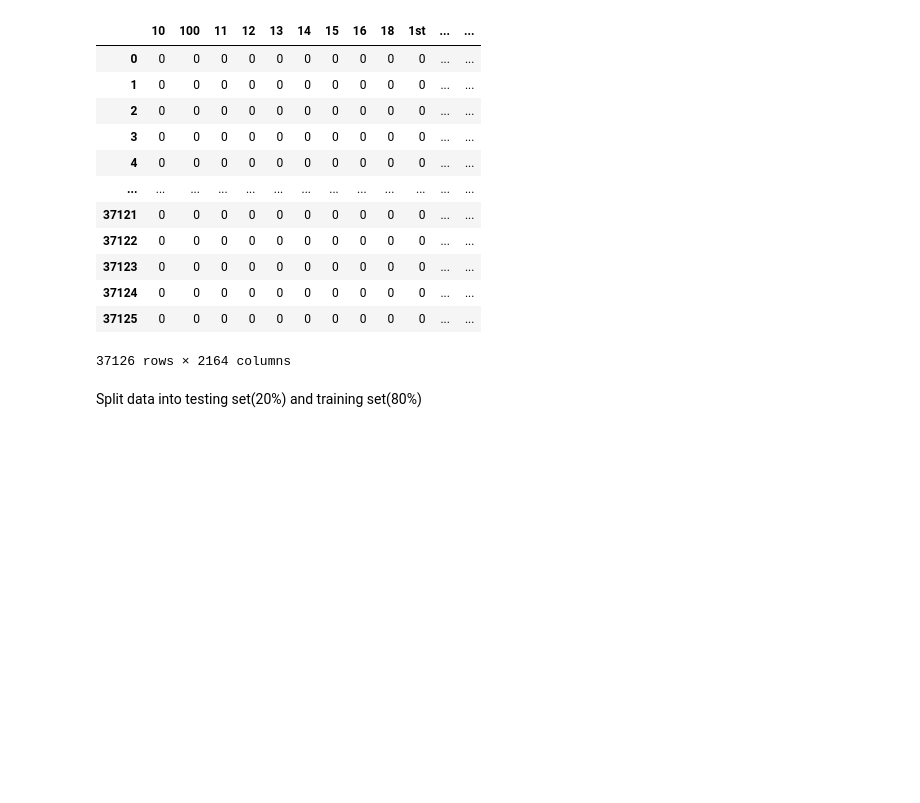
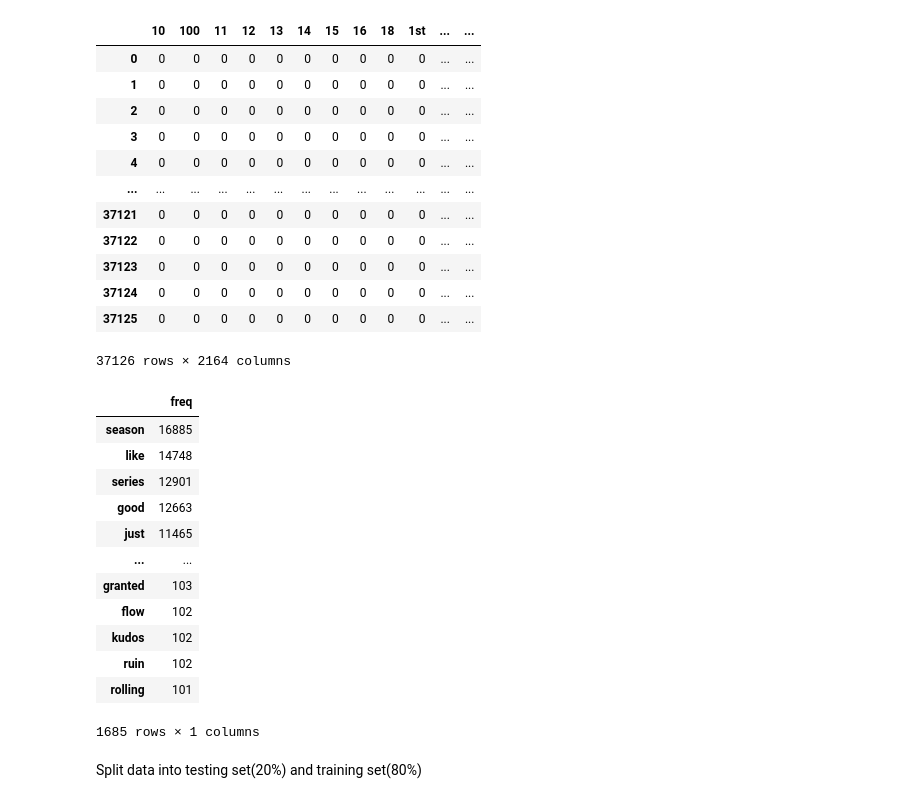
Before and after one commit to ssumachai/CS105-FinalProject, a Jupyter notebook: main.ipynb, the cells around one changed output. Drawn from its saved outputs; the diff is of its cells as text; code cells hidden in the pictures; blank space fills up the shorter version.

Commit message:
Calc most freq words

```diff
--- a/main.ipynb
+++ b/main.ipynb
@@ -58,6 +58,25 @@ bag
 | 37124 | 0 | 0 | 0 | 0 | 0 | 0 | 0 | 0 | 0 | 0 | ... | ... |
 | 37125 | 0 | 0 | 0 | 0 | 0 | 0 | 0 | 0 | 0 | 0 | ... | ... |
 37126 rows × 2164 columns
+# %%
+freq = bag.sum(axis=0)
+freq = freq.to_frame()
+freq.columns = ['freq']
+freq.sort_values(by='freq', ascending=False).groupby('freq').head()
+# %% [output]
+|  | freq |
+| season | 16885 |
+| like | 14748 |
+| series | 12901 |
+| good | 12663 |
+| just | 11465 |
+| ... | ... |
+| granted | 103 |
+| flow | 102 |
+| kudos | 102 |
+| ruin | 102 |
+| rolling | 101 |
+1685 rows × 1 columns
 # %% [markdown]
 Split data into testing set(20%) and training set(80%)
 # %%
```
